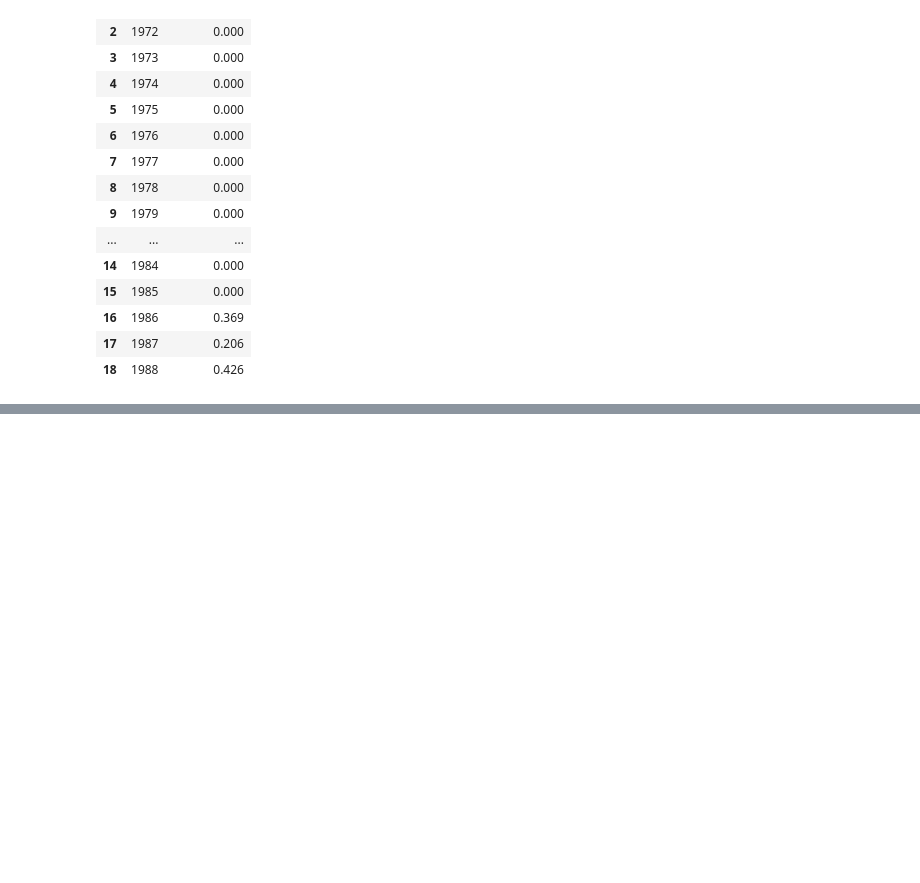
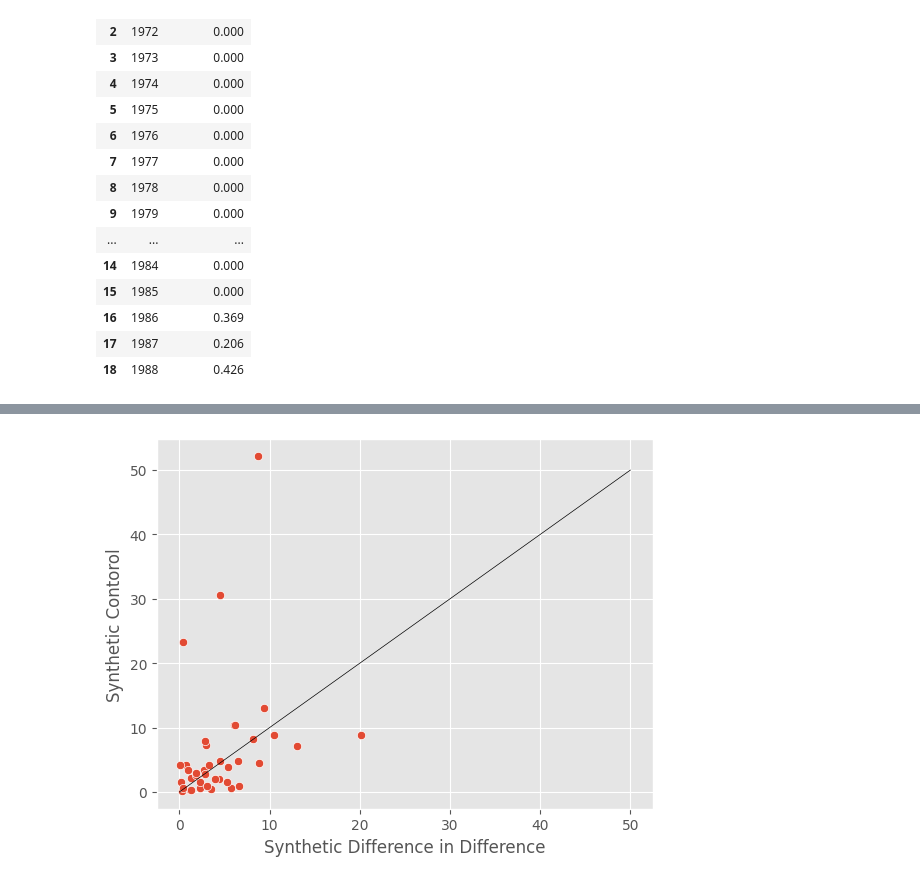
Before and after one commit to MasaAsami/pysynthdid, a Jupyter notebook: notebook/CaliforniaSmoking.ipynb, the cells around one changed output, grey strips where cells are left out. Drawn from its saved outputs; the diff is of its cells as text; code cells hidden in the pictures; blank space fills up the shorter version.

```diff
--- a/notebook/CaliforniaSmoking.ipynb
+++ b/notebook/CaliforniaSmoking.ipynb
@@ -118,0 +152,37 @@ sdid.delta_plot()
+# %%
+state_list = df.columns
+
+result_mse_list = []
+
+for _state in tqdm(state_list):
+    _sdid = SynthDID(df, PRE_TEREM2, POST_TEREM2, [_state])
+    _sdid.fit()
+
+    _outcome = pd.DataFrame({"actual_y": _sdid.target_y()})
+
+    _outcome["did"] = _sdid.did_potentical_outcome()
+    _outcome["sc"] = _sdid.sc_potentical_outcome()
+    _outcome["sdid"] = _sdid.sdid_potentical_outcome()
+    _outcome = _outcome.loc[POST_TEREM2[0] : POST_TEREM2[1]]
+
+    _mse = np.sqrt((_outcome.mean() - _outcome.mean()["actual_y"]) ** 2)
+    _mse = pd.DataFrame(_mse).T[["did", "sc", "sdid"]]
+    _mse.index = [_state]
+
+    result_mse_list.append(_mse)
+# %%
+result_mse = pd.concat(result_mse_list)
+# %%
+fig = plt.figure()
+ax = fig.add_subplot(1, 1, 1)
+_x = np.linspace(0, 50, 30)
+_y = _x
+sns.scatterplot(data=result_mse, x="sdid", y="sc", ax = ax)
+ax.plot(_x, _y, color='black',  linestyle='solid',linewidth = 0.5)
+ax.set_xlabel("Synthetic Difference in Difference")
+ax.set_ylabel("Synthetic Contorol")
+#ax.set_xlim(0, 25)
+#ax.set_ylim(0, 55)
+plt.show()
+# %% [output]
+[figure, added]
```
Also changed, not shown: parts of 11 cells of this notebook, 3 other files.
